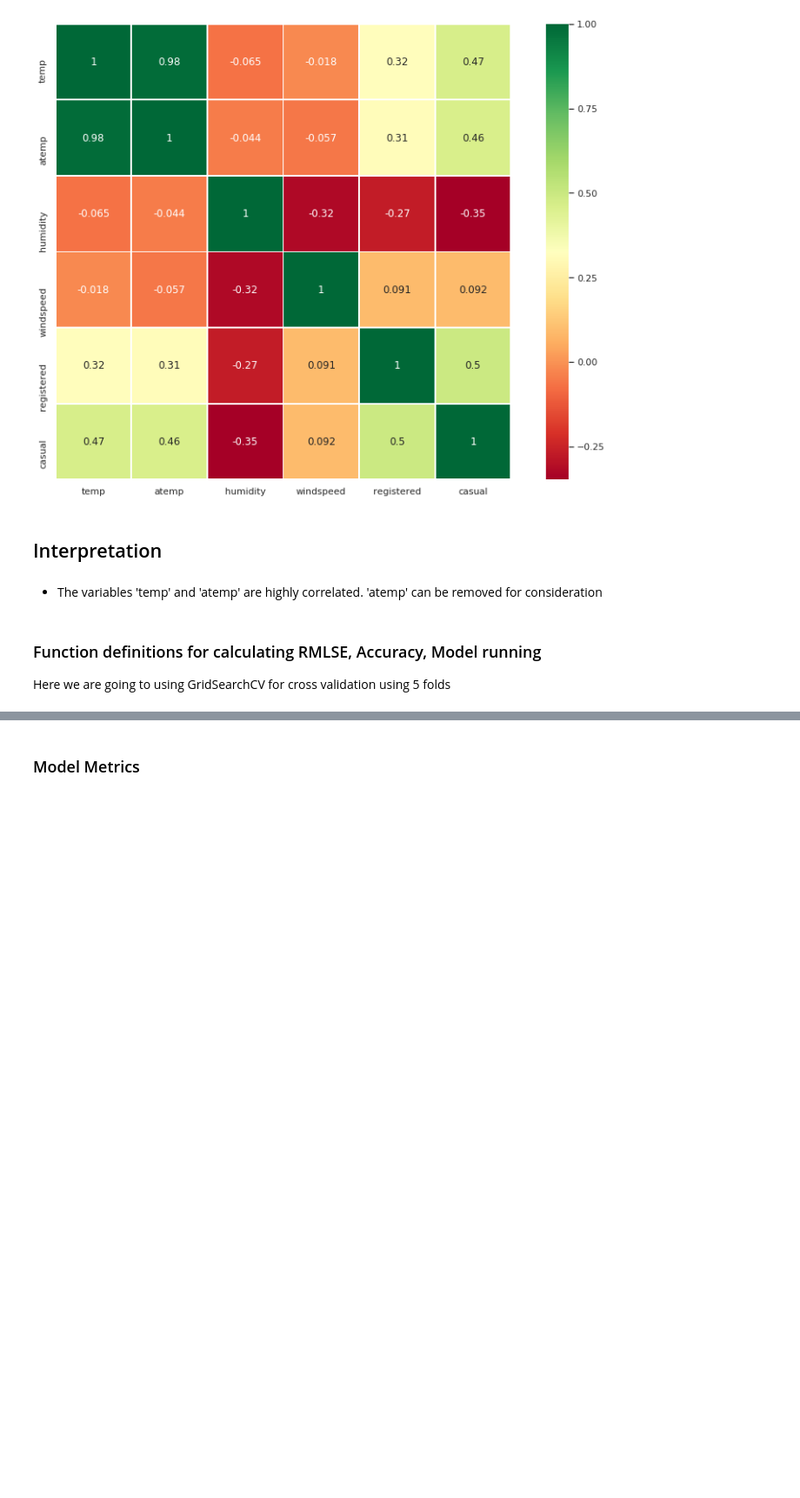
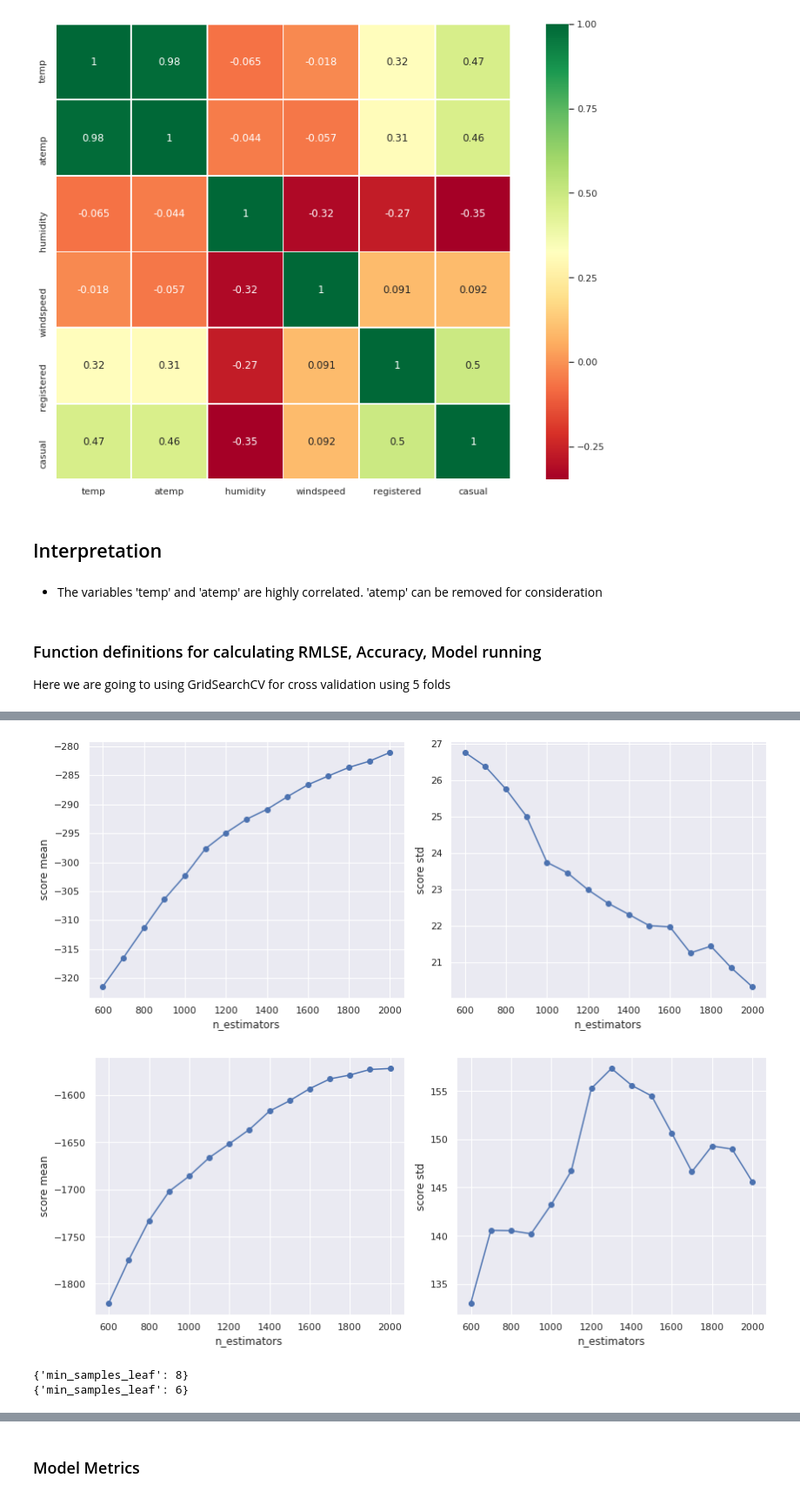
Before and after one commit to subbu3642/BikeSharingSystem, a Jupyter notebook: WorkBook.ipynb, the cells around one changed output, grey strips where cells are left out. Shown at 87% size. Saved outputs shown, nothing was run; the diff lists cells and outputs as text; code cells hidden in the pictures; blank space fills up the shorter version.

```diff
--- a/WorkBook.ipynb
+++ b/WorkBook.ipynb
@@ -277,0 +368,19 @@ y_tot_rf = np.round(y_cas_rf + y_reg_rf)
+# %%
+plot_cv(params_gb, mod_cas_gb, 'n_estimators')
+plot_cv(params_gb, mod_reg_gb, 'n_estimators')
+# %% [output]
+[figure, added]
+[figure, added]
+# %%
+reg_gb = GradientBoostingRegressor()
+params_gb = {
+    "min_samples_leaf": np.arange(1,10,1)
+    }
+y_cas_gb, mod_cas_gb = RunModel(reg_gb, params_gb, X_train_cas, X_test_cas, y_train_cas)
+y_reg_gb, mod_reg_gb = RunModel(reg_gb, params_gb, X_train_reg, X_test_reg, y_train_reg)
+
+print(mod_cas_gb.best_params_)
+print(mod_reg_gb.best_params_)
+# %% [output]
+{'min_samples_leaf': 8}
+{'min_samples_leaf': 6}
```
Also changed, not shown: parts of 21 cells of this notebook.
